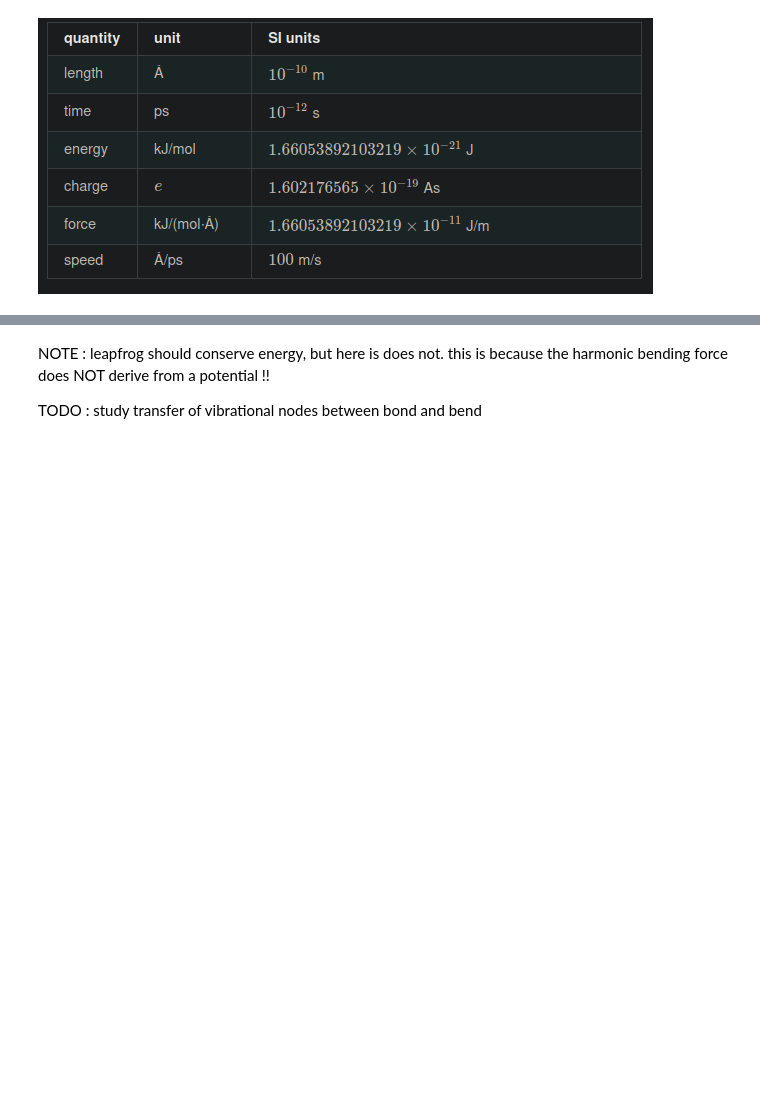
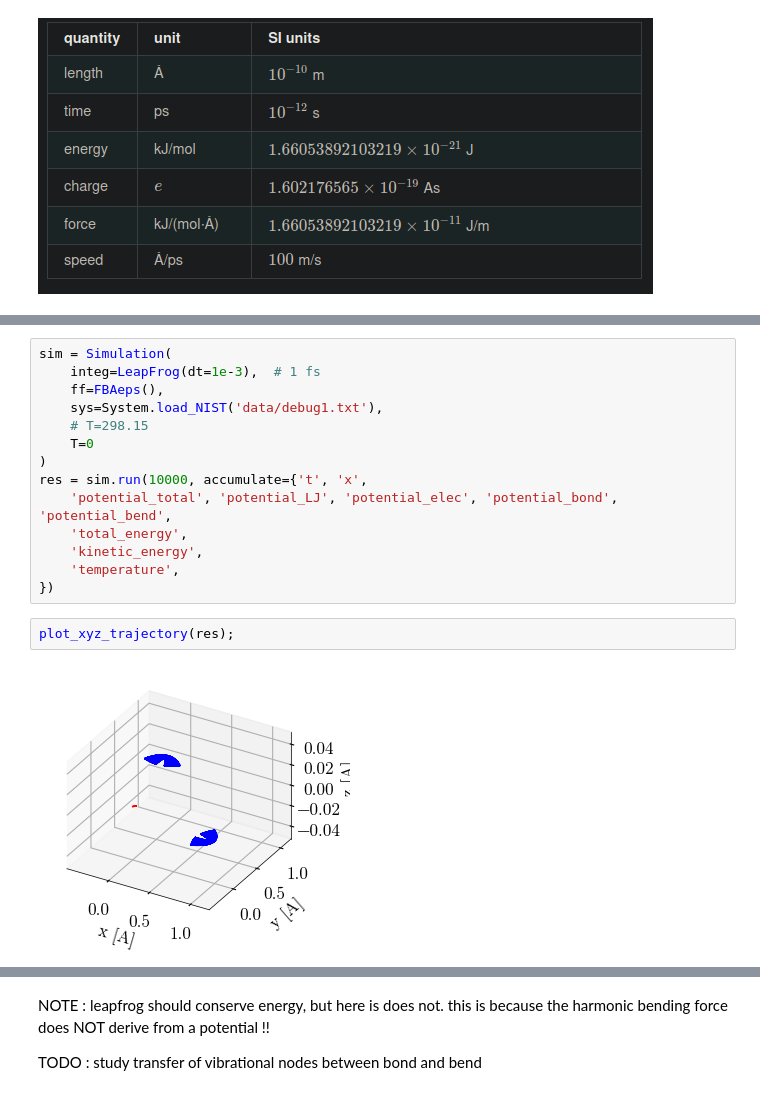
Before and after one commit to ninivert/molecular_dynamics_water, a Jupyter notebook: notebook.ipynb, the cells around one changed output, grey strips where cells are left out. Drawn from its saved outputs; the diff is of its cells as text; blank space fills up the shorter version.

```diff
--- a/notebook.ipynb
+++ b/notebook.ipynb
@@ -442,0 +31,18 @@ plt.show()
+# %%
+sim = Simulation(
+	integ=LeapFrog(dt=1e-3),  # 1 fs
+	ff=FBAeps(),
+	sys=System.load_NIST('data/debug1.txt'),
+	# T=298.15
+	T=0
+)
+res = sim.run(10000, accumulate={'t', 'x',
+	'potential_total', 'potential_LJ', 'potential_elec', 'potential_bond', 'potential_bend',
+	'total_energy',
+	'kinetic_energy',
+	'temperature',
+})
+# %%
+plot_xyz_trajectory(res);
+# %% [output]
+[figure, added]
```
Also changed, not shown: parts of 18 cells of this notebook, 8 other files.
